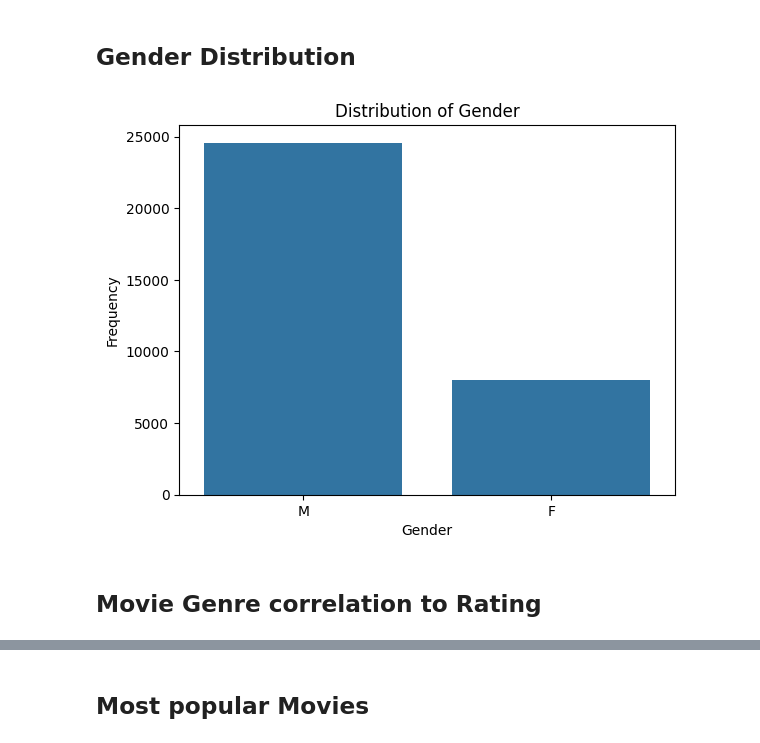
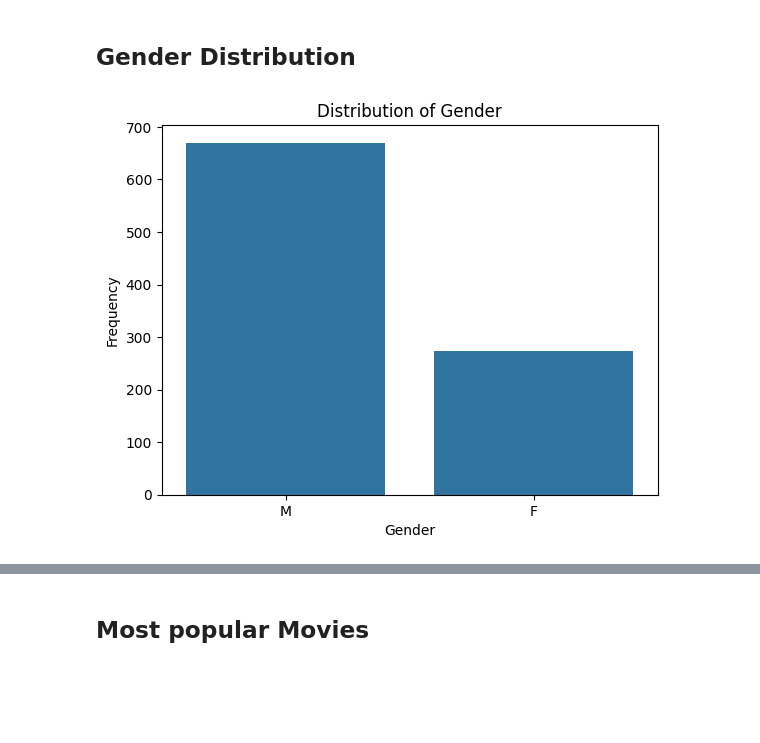
Before and after one commit to ASarriJackson/Group-Assignment-2, a Jupyter notebook: Alex SJ/EDA.ipynb, the cells around one changed output, grey strips where cells are left out. Cells and saved outputs as stored; diff of their text form; code cells hidden in the pictures; blank space fills up the shorter version.

```diff
--- a/Alex SJ/EDA.ipynb
+++ b/Alex SJ/EDA.ipynb
@@ -80,12 +79,10 @@ The histogram shows there are far more positve ratings than negative, this could
 ## Gender Distribution
 # %%
 # Plot a histogram of gender distribution using seaborn
-sns.countplot(x='Gender', data=df)
+sns.countplot(x='Gender', data=df.drop_duplicates(subset='User ID'))
 plt.xlabel('Gender')
 plt.ylabel('Frequency')
 plt.title('Distribution of Gender')
 plt.show()
 # %% [output]
-[figure, old version]
+[figure, new version]
-# %% [markdown]
-## Movie Genre correlation to Rating
```
Also changed, not shown: parts of 6 cells of this notebook.
